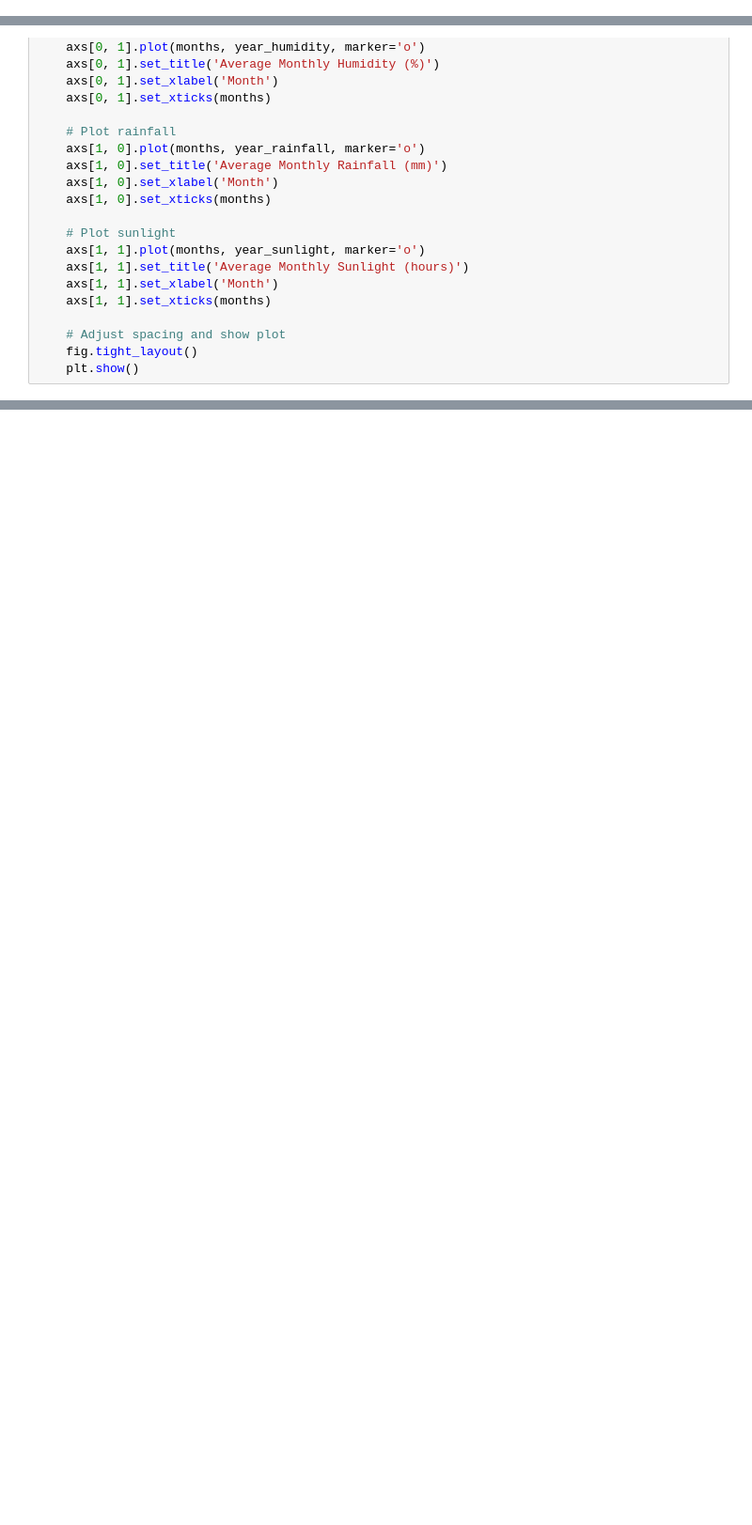
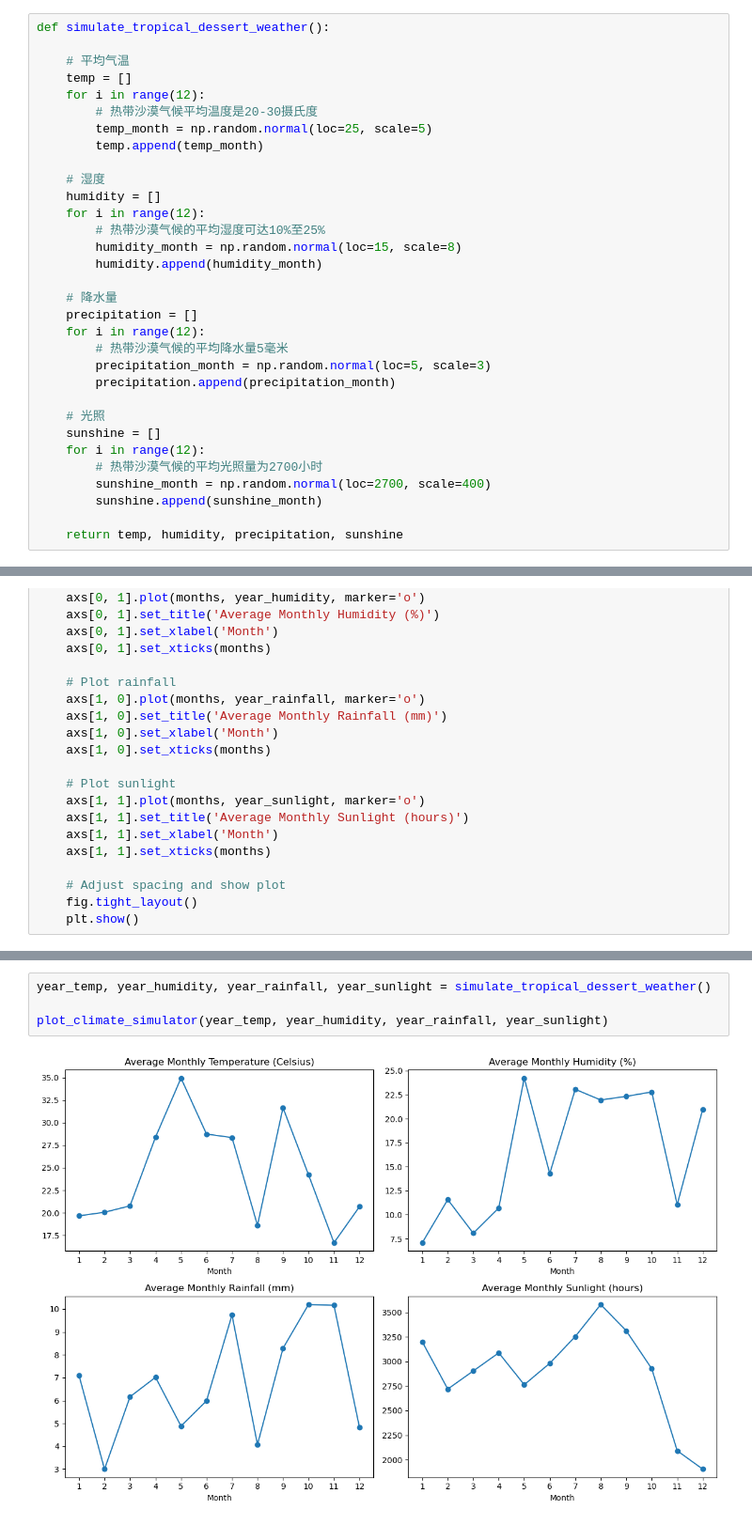
Before and after one commit to Nephren17/PlantComSim, a Jupyter notebook: whethering.ipynb, the cells around one changed output, grey strips where cells are left out. Shown at 94% size. Saved outputs shown, nothing was run; the diff lists cells and outputs as text; blank space fills up the shorter version.

```diff
--- a/whethering.ipynb
+++ b/whethering.ipynb
@@ -68,3 +84,35 @@ climate_simulator()
+# %%
+def simulate_tropical_dessert_weather():
+
+    # 平均气温
+    temp = []
+    for i in range(12):
+        # 热带沙漠气候平均温度是20-30摄氏度
+        temp_month = np.random.normal(loc=25, scale=5)
+        temp.append(temp_month)
+
+    # 湿度
+    humidity = []
+    for i in range(12):
+        # 热带沙漠气候的平均湿度可达10%至25%
+        humidity_month = np.random.normal(loc=15, scale=8)
+        humidity.append(humidity_month)
+
+    # 降水量
+    precipitation = []
+    for i in range(12):
+        # 热带沙漠气候的平均降水量5毫米
+        precipitation_month = np.random.normal(loc=5, scale=3)
+        precipitation.append(precipitation_month)
+
+    # 光照
+    sunshine = []
+    for i in range(12):
+        # 热带沙漠气候的平均光照量为2700小时
+        sunshine_month = np.random.normal(loc=2700, scale=400)
+        sunshine.append(sunshine_month)
+
+    return temp, humidity, precipitation, sunshine
 # %%
 import matplotlib.pyplot as plt
 
@@ -107,0 +156,6 @@ plot_climate_simulator(year_temp, year_humidity, year_rainfall, year_sunlight)
+# %%
+year_temp, year_humidity, year_rainfall, year_sunlight = simulate_tropical_dessert_weather()
+
+plot_climate_simulator(year_temp, year_humidity, year_rainfall, year_sunlight)
+# %% [output]
+[figure, added]
```
Also changed, not shown: parts of 5 cells of this notebook.
